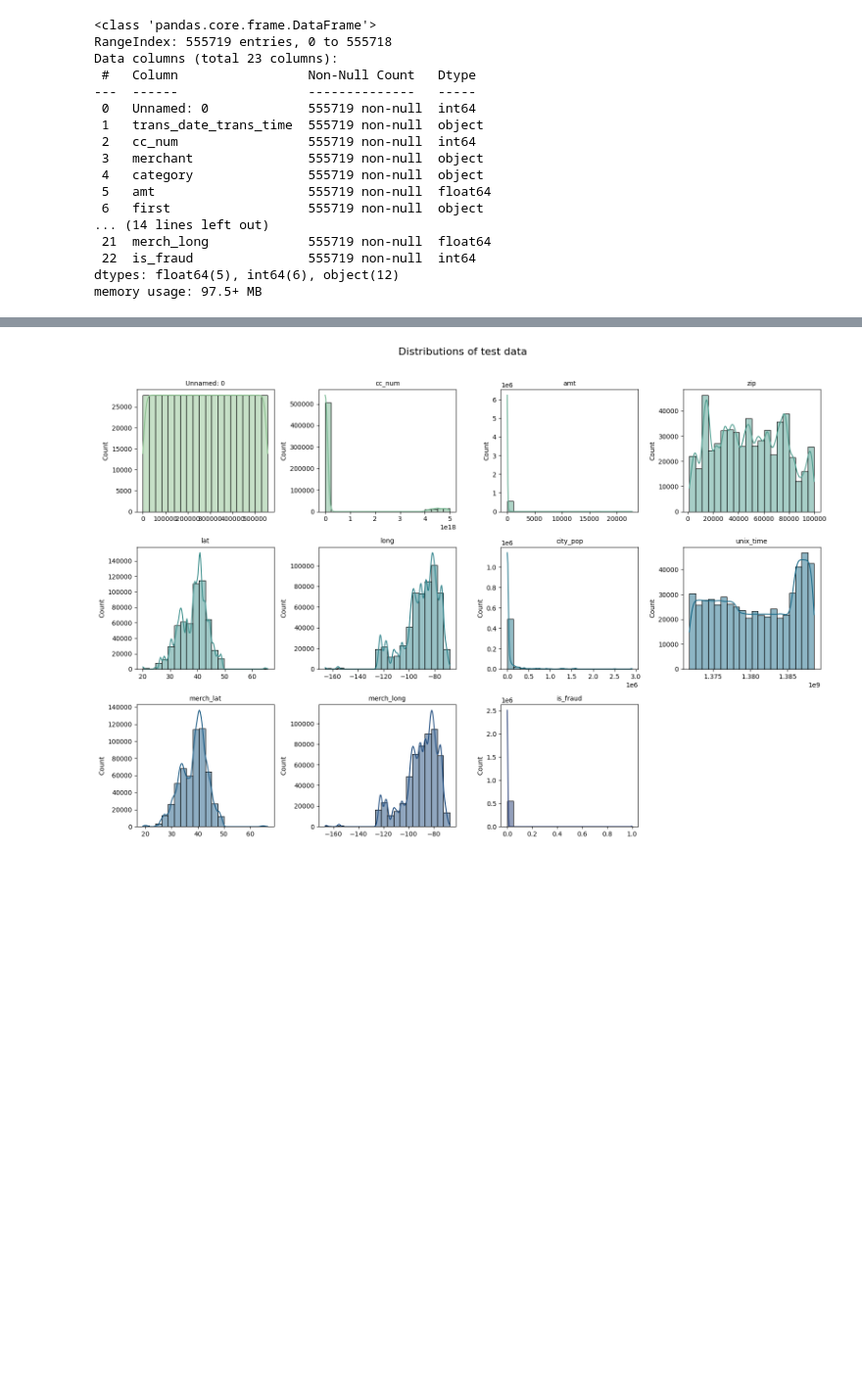
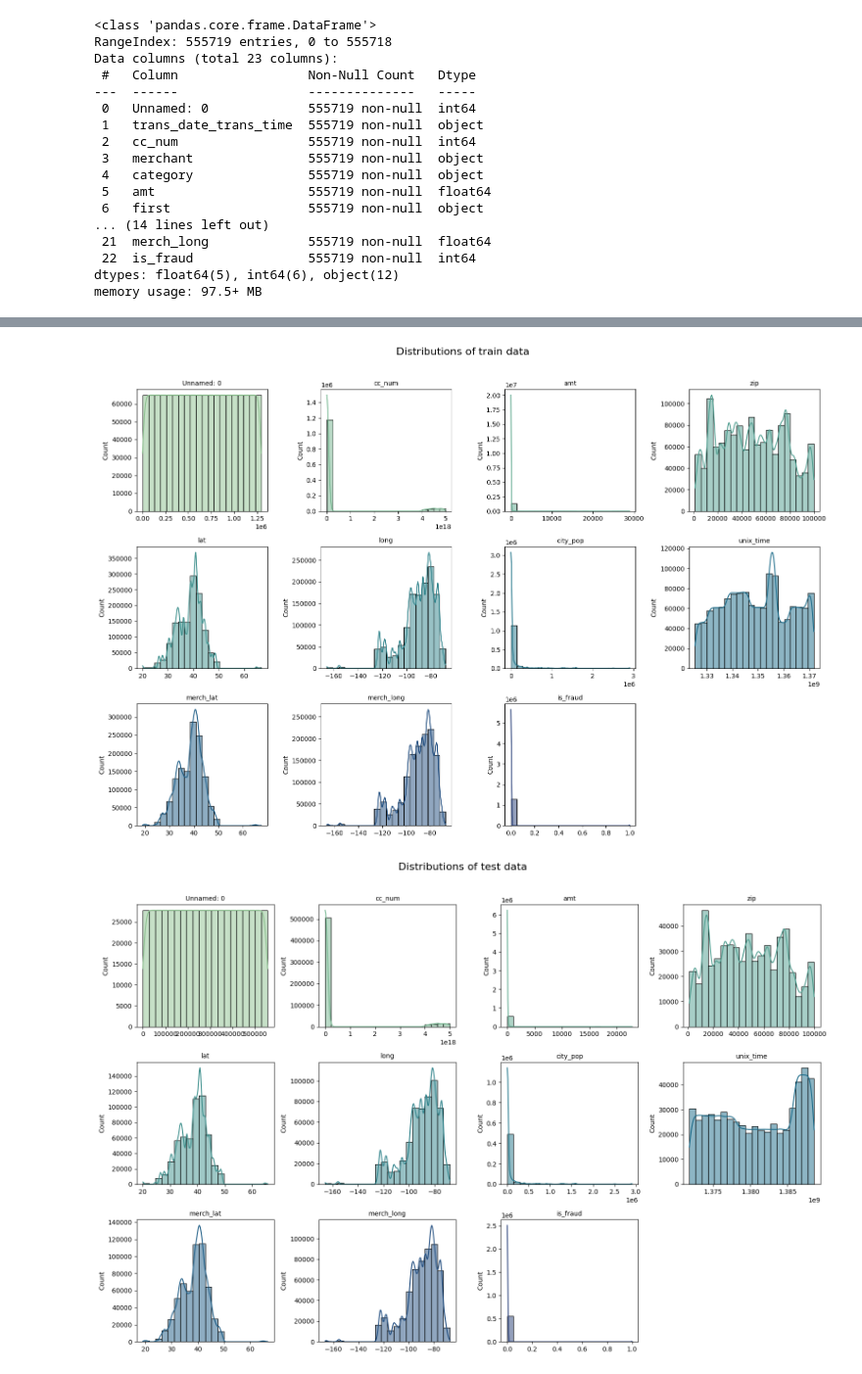
Before and after one commit to AliFazelniya/kaggle, a Jupyter notebook: credit_card_fraud_detection/main.ipynb, the cells around one changed output, grey strips where cells are left out. Shown at 98% size. Cells and saved outputs as stored; diff of their text form; code cells hidden in the pictures; blank space fills up the shorter version.

```diff
--- a/credit_card_fraud_detection/main.ipynb
+++ b/credit_card_fraud_detection/main.ipynb
@@ -134 +126,6 @@ dtype: int64
+# %%
+train_numeric_df = train_data.select_dtypes(include=["int64", "float64"])
+plot_utils.distribution_plot(train_numeric_df, 'train')
+# %% [output]
+[figure, added]
 # %%
```
Also changed, not shown: parts of 59 cells of this notebook.
